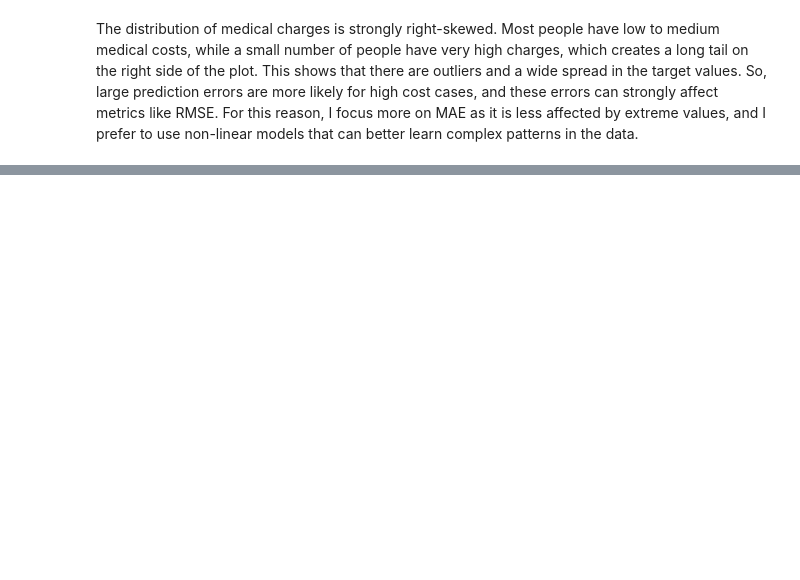
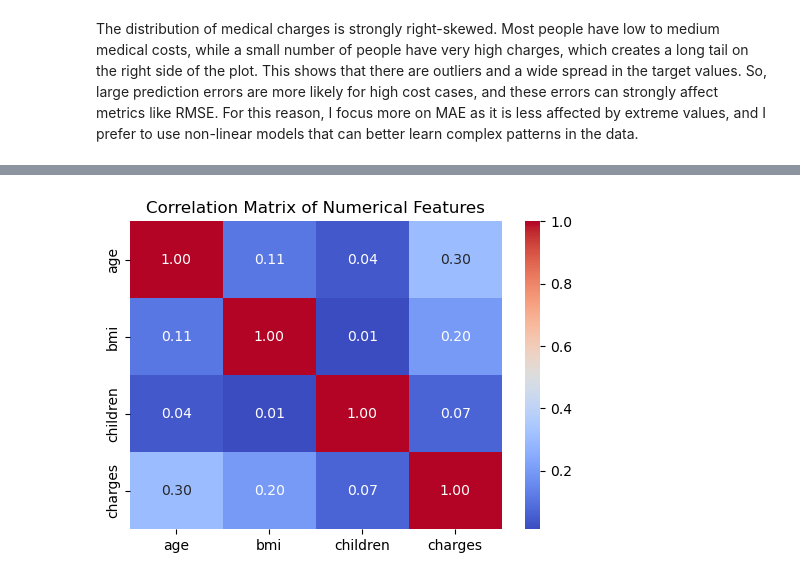
Before and after one commit to shazz-a/mldp-medical-charges, a Jupyter notebook: mldp_submission.ipynb, the cells around one changed output, grey strips where cells are left out. Drawn from its saved outputs; the diff is of its cells as text; code cells hidden in the pictures; blank space fills up the shorter version.

```diff
--- a/mldp_submission.ipynb
+++ b/mldp_submission.ipynb
@@ -1119,0 +288,9 @@ I used a virtual environment to isolate project dependencies and ensure consiste
+# %%
+#CORRELATION MATRIX OF NUMERICAL FEATURES
+plt.figure(figsize=(6,4))
+sns.heatmap(df[['age', 'bmi', 'children', 'charges']].corr(),
+            annot=True, cmap='coolwarm', fmt=".2f")
+plt.title("Correlation Matrix of Numerical Features")
+plt.show()
+# %% [output]
+[figure, added]
```
Also changed, not shown: parts of 84 cells of this notebook.
